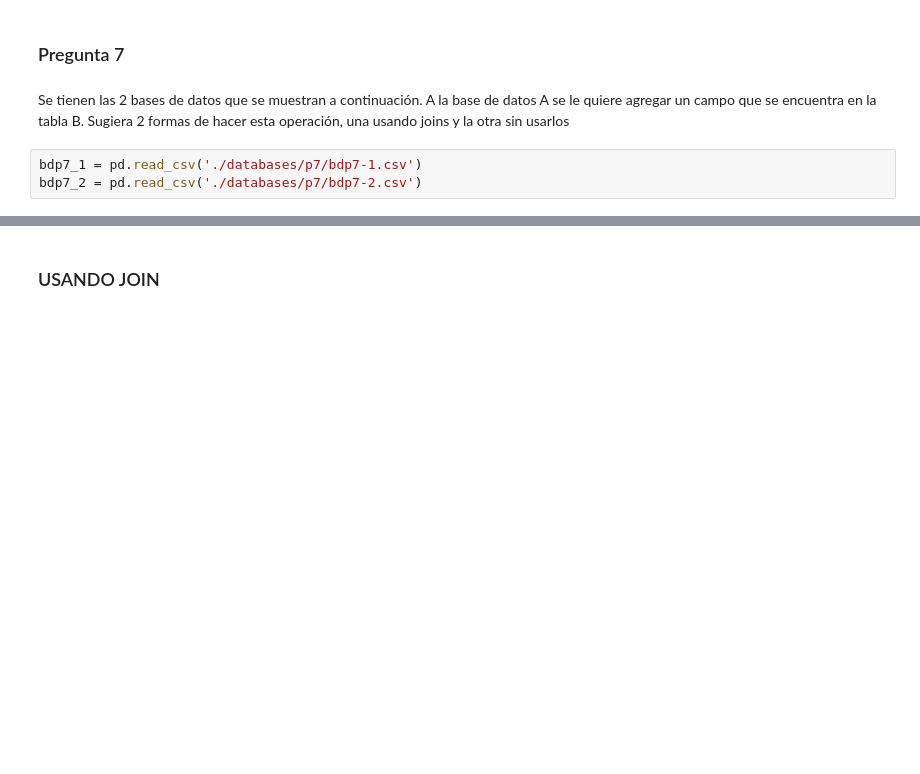
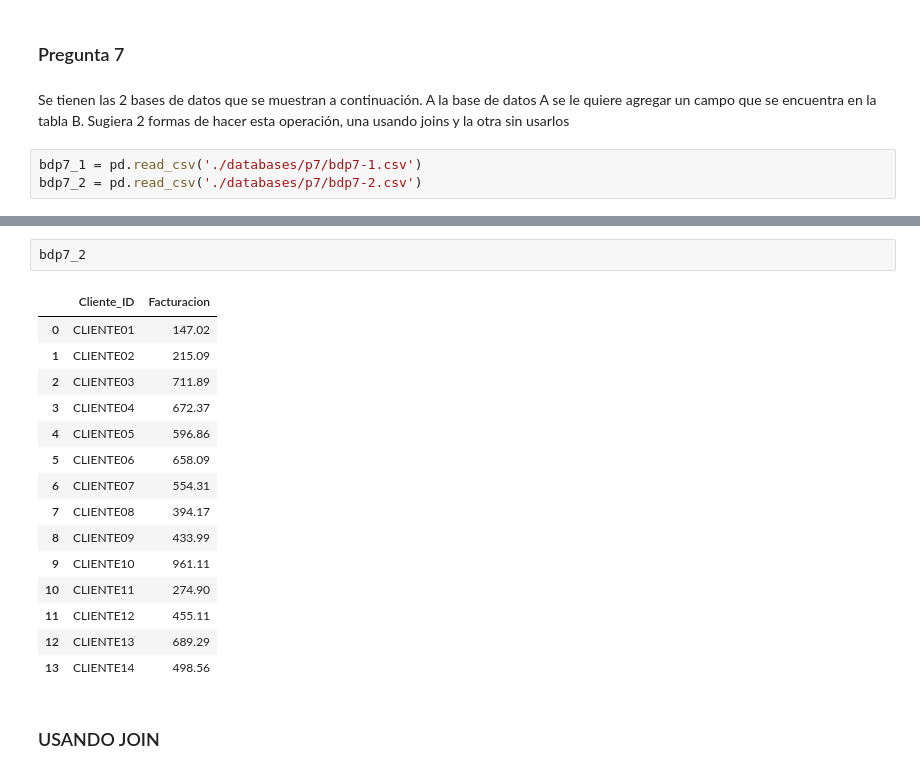
Before and after one commit to esc20936/PruebaTecnicaBAC, a Jupyter notebook: main.ipynb, the cells around one changed output, grey strips where cells are left out. Saved outputs shown, nothing was run; the diff lists cells and outputs as text; blank space fills up the shorter version.

```diff
--- a/main.ipynb
+++ b/main.ipynb
@@ -212,2 +260,20 @@ bdp7_2 = pd.read_csv('./databases/p7/bdp7-2.csv')
+# %%
+bdp7_2
+# %% [output]
+|  | Cliente_ID | Facturacion |
+| 0 | CLIENTE01 | 147.02 |
+| 1 | CLIENTE02 | 215.09 |
+| 2 | CLIENTE03 | 711.89 |
+| 3 | CLIENTE04 | 672.37 |
+| 4 | CLIENTE05 | 596.86 |
+| 5 | CLIENTE06 | 658.09 |
+| 6 | CLIENTE07 | 554.31 |
+| 7 | CLIENTE08 | 394.17 |
+| 8 | CLIENTE09 | 433.99 |
+| 9 | CLIENTE10 | 961.11 |
+| 10 | CLIENTE11 | 274.90 |
+| 11 | CLIENTE12 | 455.11 |
+| 12 | CLIENTE13 | 689.29 |
+| 13 | CLIENTE14 | 498.56 |
 # %% [markdown]
 ### USANDO JOIN
```
Also changed, not shown: parts of 13 cells of this notebook, 1 other file.
